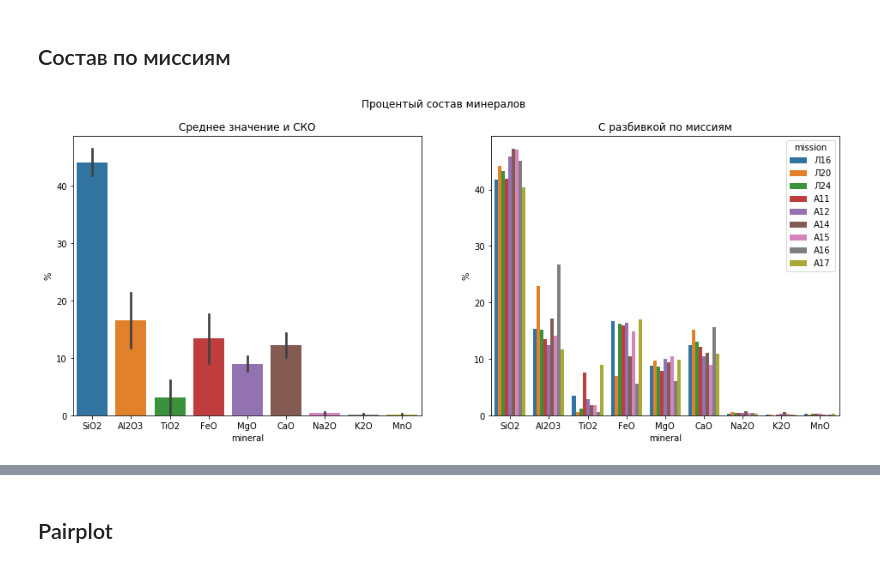
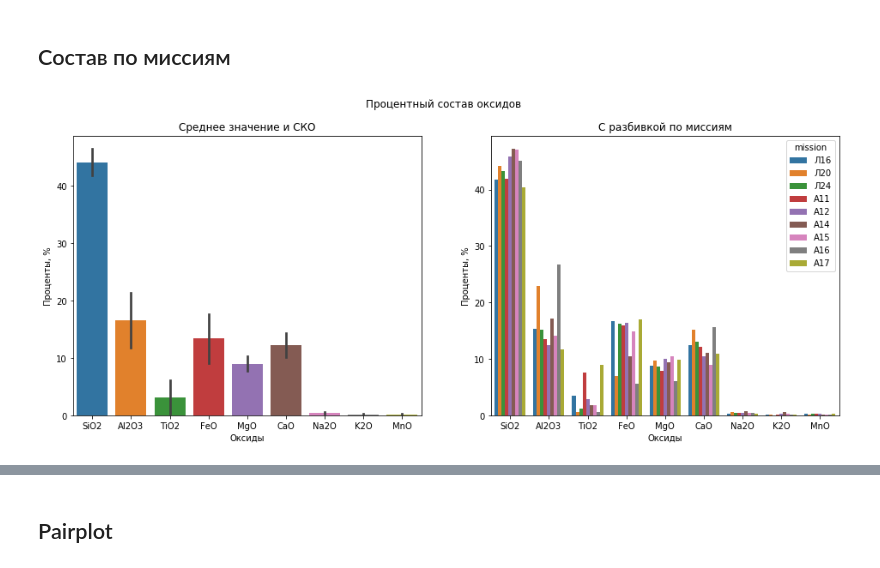
Before and after one commit to normalized2/apollo_glavsu, a Jupyter notebook: statistic/Минеральный состав грунта.ipynb, the cells around one changed output, grey strips where cells are left out. Saved outputs shown, nothing was run; the diff lists cells and outputs as text; code cells hidden in the pictures.

```diff
--- a/statistic/Минеральный состав грунта.ipynb
+++ b/statistic/Минеральный состав грунта.ipynb
@@ -80,5 +83,8 @@ df2
 # %%
 dfs = df2.stack().reset_index()
 dfs.columns = ['mineral', 'mission', 'percent']
+def fill_type(row):
+    return df[df.mission==row.mission].iloc[0].type
+dfs['type'] = dfs.apply(fill_type, axis=1)
 dfs.head(15)
 # %% [output]
@@ -105,17 +111,20 @@ dfs.head(15)
 # %%
 fig, axes = plt.subplots(ncols=2, figsize=(16, 6))
 
 ax = axes[0]
 #sns.barplot(data=df, ax=ax, ci='sd')
 sns.barplot(y='percent', x='mineral', data=dfs, ax=ax, ci='sd')
-ax.set_ylabel('%')
+ax.set_ylabel(u'Проценты, %')
+ax.set_xlabel(u'Оксиды')
 ax.set_title(u'Среднее значение и СКО')
 
 ax = axes[1]
 sns.barplot(y='percent', x='mineral', hue='mission', data=dfs, ax=ax)
-ax.set_ylabel('%')
+ax.set_ylabel(u'Проценты, %')
+ax.set_xlabel(u'Оксиды')
 ax.set_title(u'С разбивкой по миссиям')
-fig.suptitle(u'Процентый состав минералов')
-fig.savefig('mineral_composition_barplot.png')
+
+fig.suptitle(u'Процентный состав оксидов')
+fig.savefig('mc_barplot.png')
 # %% [output]
-[figure, old version]
+[figure, new version]
```
Also changed, not shown: parts of 55 cells of this notebook, 20 other files.
